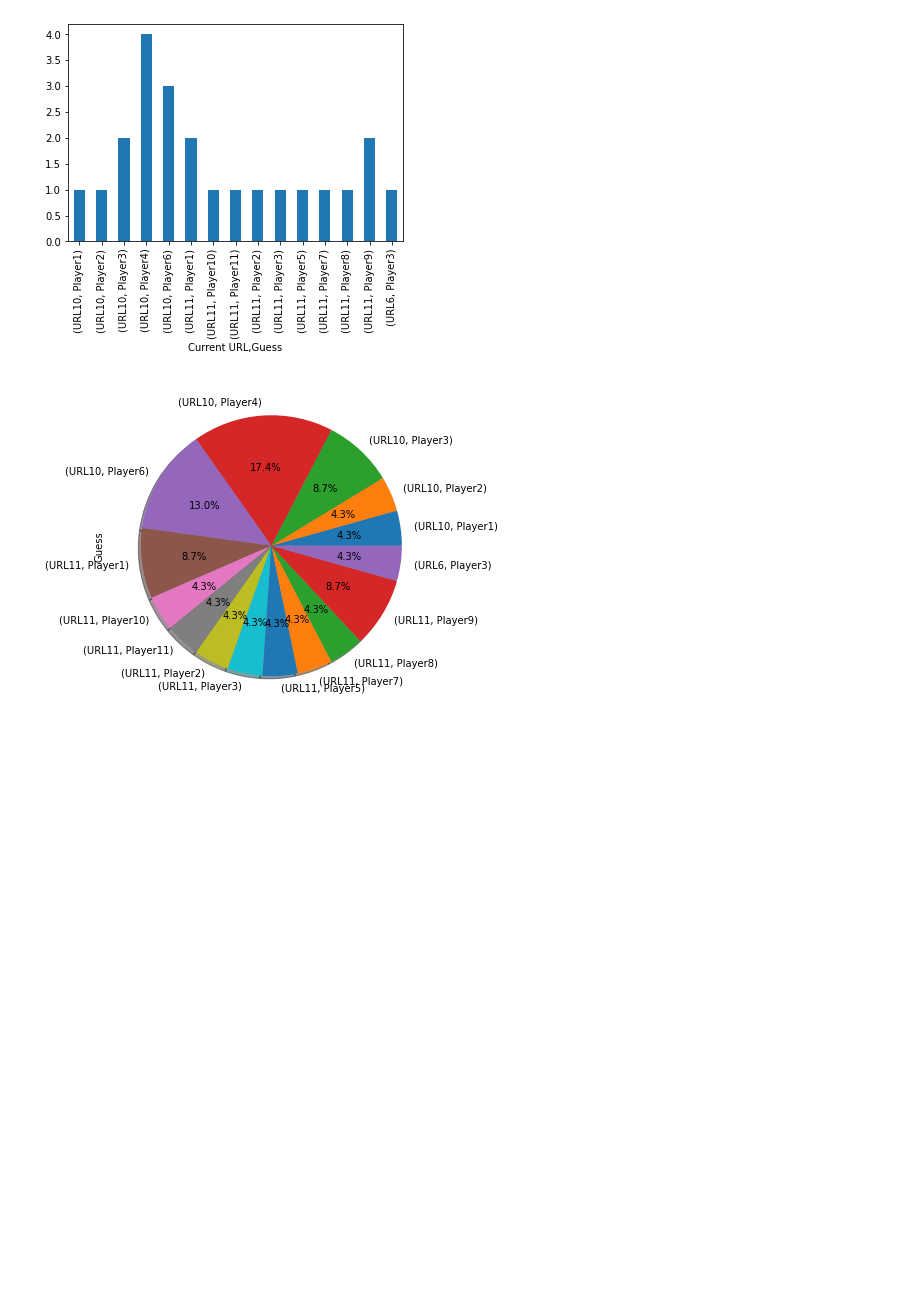
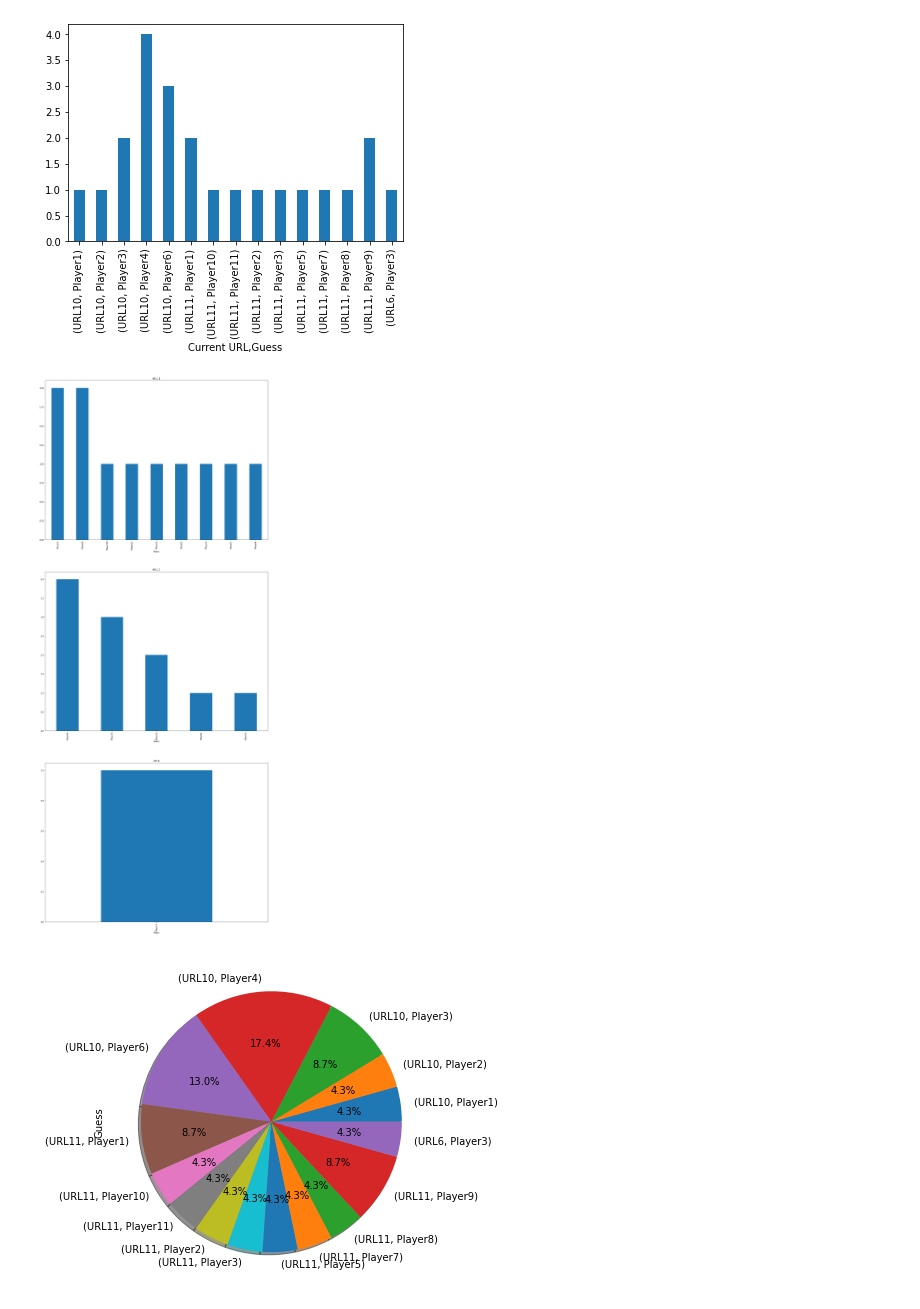
Before and after one commit to NLeSC/balconaz, a Jupyter notebook: notebooks/analysis.ipynb, the cells around one changed output. Cells and saved outputs as stored; diff of their text form; code cells hidden in the pictures; blank space fills up the shorter version.

Commit message:
expanding bar charts

```diff
--- a/notebooks/analysis.ipynb
+++ b/notebooks/analysis.ipynb
@@ -109,6 +109,23 @@ df_guess = s.to_frame().sort_values("votes", ascending=False).reset_index()
 guess_stats.plot.bar(x='Current URL'); # plot histogram
 # %% [output]
 [figure]
+# %%
+#TODO: color correct answer with green
+
+fig, axes = plt.subplots(len(urls),1,figsize=(20, 50)) #ncols=len(urls)#,)
+for i,ax in enumerate(axes):
+    url = urls[i]
+    temp_df = df_guess.loc[df_guess['Current URL'] == url]
+    labels = temp_df['Guess']
+    cor_ans = df2_raw[df2_raw['URL'] == url]['Player'].values[0]
+    ind=labels.isin([cor_ans])
+    explode=list(map(int, ind))
+    temp_df.loc[:,['Guess','votes']].plot.bar(ax=ax,subplots=True, x='Guess',y='votes');
+    ax.get_legend().remove()
+    ax.set_title(url)
+plt.show()
+# %% [output]
+[figure, added]
 # %%
 # combined pie chart
 guess_stats.plot.pie(subplots=True,y='votes',figsize=(6, 6),autopct='%1.1f%%',shadow = True);
```
Also changed, not shown: parts of 1 cell of this notebook.
